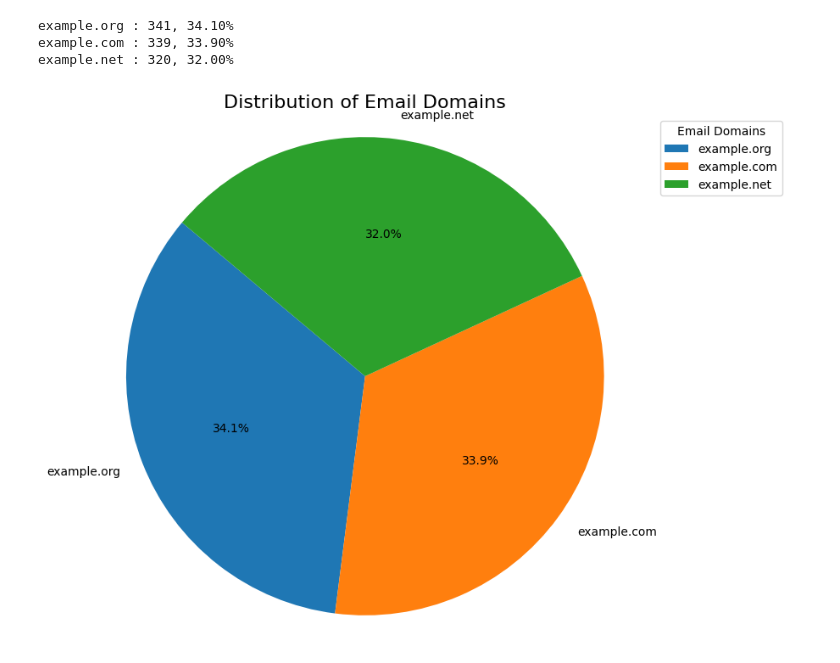
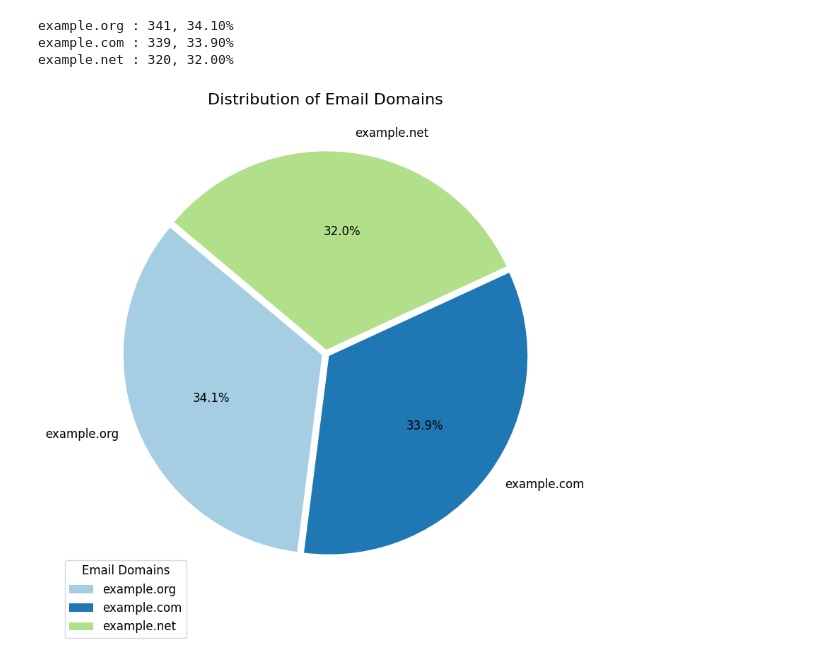
Before and after one commit to skerr17/programming-for-data-analytics, a Jupyter notebook: assignments/assignment03-pie.ipynb, the cells around one changed output. Cells and saved outputs as stored; diff of their text form; code cells hidden in the pictures.

Commit message:
fixed some typos and added a colour map  and explode slices to the pie cart

```diff
--- a/assignments/assignment03-pie.ipynb
+++ b/assignments/assignment03-pie.ipynb
@@ -78,15 +78,25 @@ example.com : 339, 33.90%
 example.net : 320, 32.00%
 # %%
 # create a pie chart of the distribution of email domains
-domain_counts = df['Domain'].value_counts()
+
+# adding a colur palette - See options here - https://matplotlib.org/stable/users/explain/colors/colormaps.html#qualitative
+colors = plt.cm.Paired.colors
+
+# adding the explode slices (gap between the slices)
+explode = [0.02,0.02,0.02]
+
 plt.figure(figsize=(8, 8))
-plt.pie(domain_counts, labels=domain_counts.index, autopct='%1.1f%%', startangle=140)
+plt.pie(domain_counts, labels=domain_counts.index,
+        autopct='%1.1f%%', startangle=140,
+        colors=colors, explode=explode)
 plt.title('Distribution of Email Domains', fontsize=16)
 plt.axis('equal')  # Equal aspect ratio ensures that pie is drawn as a circle.
-plt.legend(title='Email Domains', bbox_to_anchor=(1.05, 1), loc='upper left',)
+plt.legend(title='Email Domains', bbox_to_anchor=(.05, -0.1),
+           loc='lower center', fontsize=12)
+plt.tight_layout()
 plt.show()
 # %% [output]
-[figure, old version]
+[figure, new version]
 # %%
 # Summary statistics on the domain data
 print(df['Domain'].describe())
```
Also changed, not shown: parts of 4 cells of this notebook.
